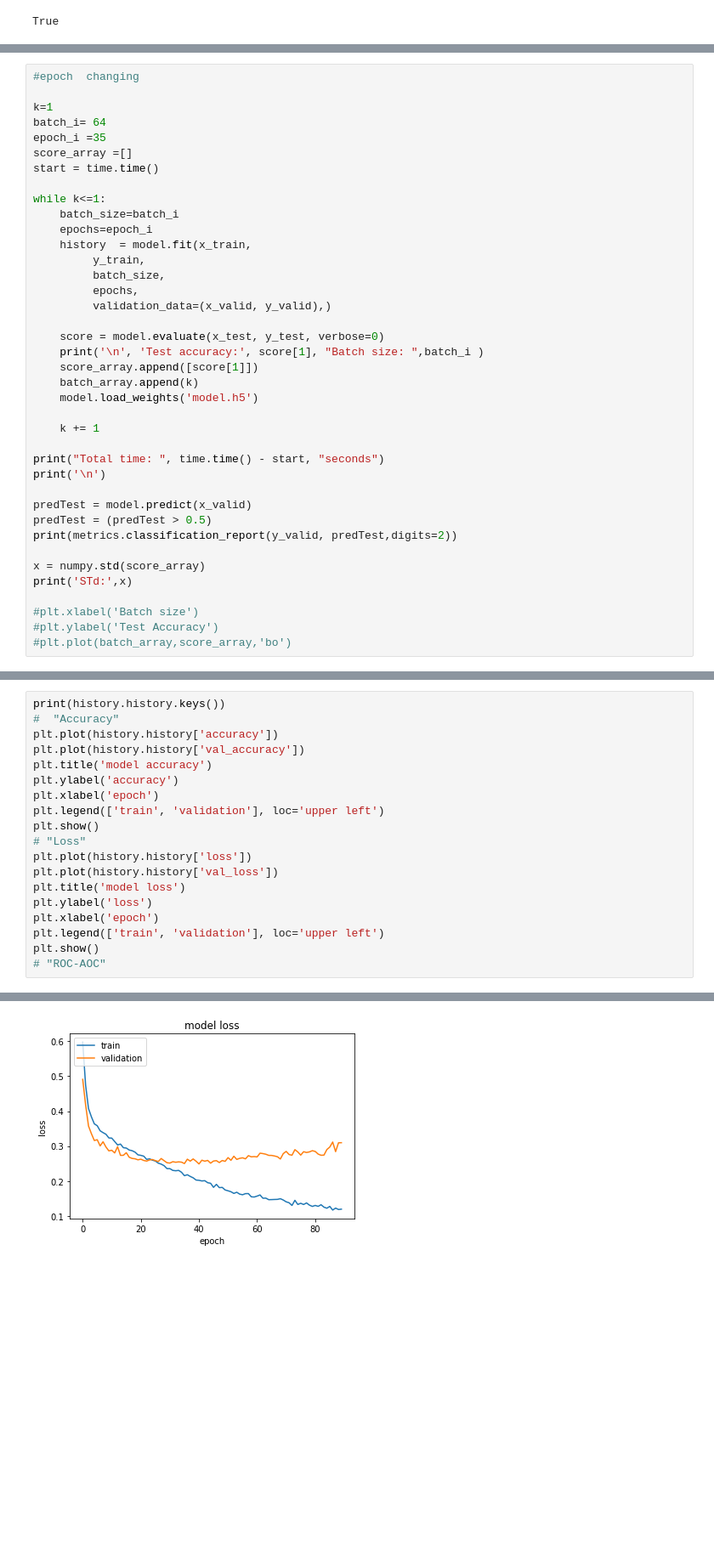
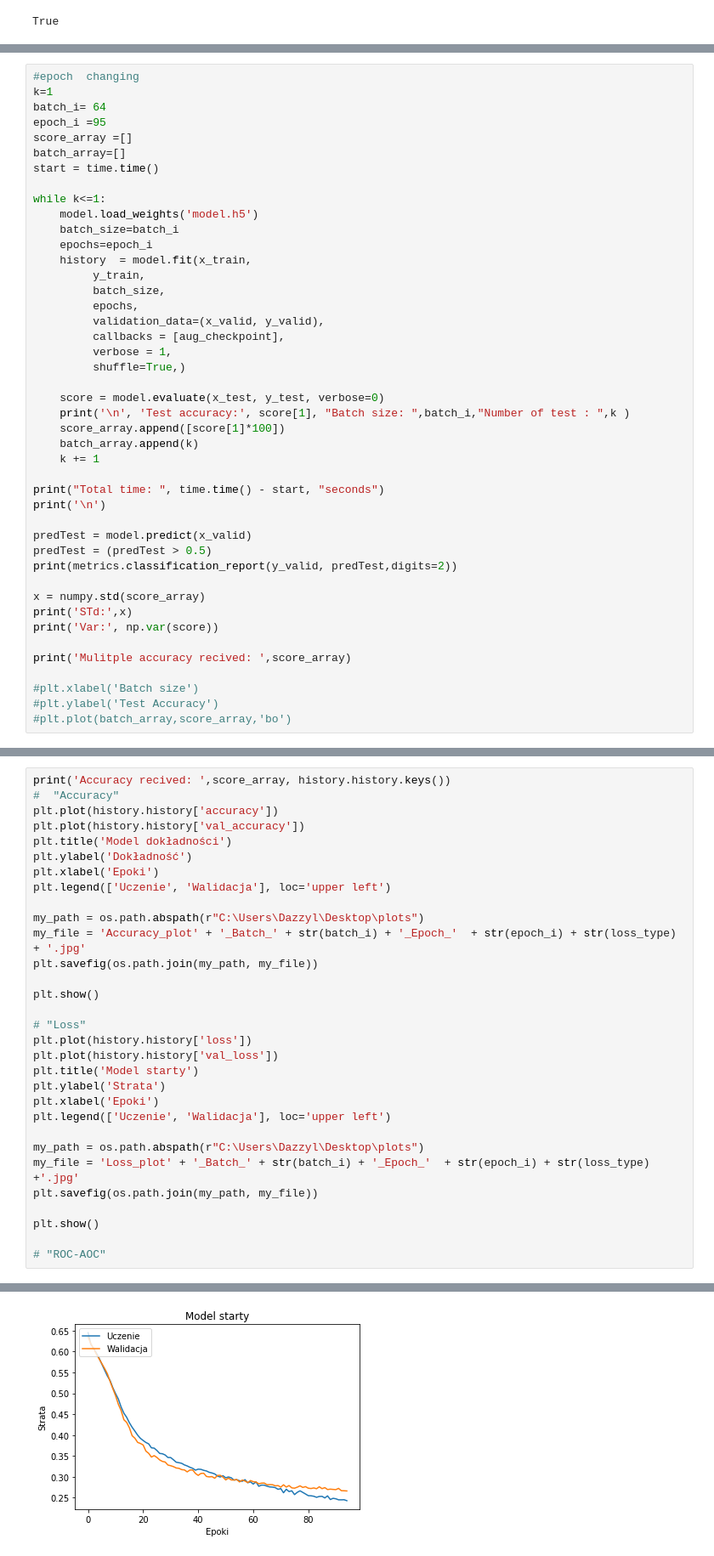
Before and after one commit to PPawlaszczyk/Master-Thesis-Gender, a Jupyter notebook: Gender.ipynb, the cells around one changed output, grey strips where cells are left out. Shown at 85% size. Cells and saved outputs as stored; diff of their text form; blank space fills up the shorter version.

```diff
--- a/Gender.ipynb
+++ b/Gender.ipynb
@@ -151,27 +460,29 @@ model.save_weights('model.h5')
 # %%
 #epoch  changing
-
 k=1
 batch_i= 64
-epoch_i =35
+epoch_i =95
 score_array =[]
+batch_array=[]
 start = time.time()
 
 while k<=1:
+    model.load_weights('model.h5')
     batch_size=batch_i
     epochs=epoch_i
     history  = model.fit(x_train,
          y_train,
          batch_size,
          epochs,
-         validation_data=(x_valid, y_valid),)
+         validation_data=(x_valid, y_valid),
+         callbacks = [aug_checkpoint],
+         verbose = 1,
+         shuffle=True,)
 
     score = model.evaluate(x_test, y_test, verbose=0)
-    print('\n', 'Test accuracy:', score[1], "Batch size: ",batch_i )
-    score_array.append([score[1]])
+    print('\n', 'Test accuracy:', score[1], "Batch size: ",batch_i,"Number of test : ",k )
+    score_array.append([score[1]*100])
     batch_array.append(k)
-    model.load_weights('model.h5')
-
     k += 1
 
 print("Total time: ", time.time() - start, "seconds")
@@ -183,6 +494,9 @@ print(metrics.classification_report(y_valid, predTest,digits=2))
 
 x = numpy.std(score_array)
 print('STd:',x)
+print('Var:', np.var(score))
+
+print('Mulitple accuracy recived: ',score_array)
 
 #plt.xlabel('Batch size')
 #plt.ylabel('Test Accuracy')
@@ -208,20 +528,32 @@ STd: 0.0
 # %%
-print(history.history.keys())
+print('Accuracy recived: ',score_array, history.history.keys())
 #  "Accuracy"
 plt.plot(history.history['accuracy'])
 plt.plot(history.history['val_accuracy'])
-plt.title('model accuracy')
-plt.ylabel('accuracy')
-plt.xlabel('epoch')
-plt.legend(['train', 'validation'], loc='upper left')
+plt.title('Model dokładności')
+plt.ylabel('Dokładność')
+plt.xlabel('Epoki')
+plt.legend(['Uczenie', 'Walidacja'], loc='upper left')
+
+my_path = os.path.abspath(r"C:\Users\Dazzyl\Desktop\plots")
+my_file = 'Accuracy_plot' + '_Batch_' + str(batch_i) + '_Epoch_'  + str(epoch_i) + str(loss_type) + '.jpg'
+plt.savefig(os.path.join(my_path, my_file))
+
 plt.show()
+
 # "Loss"
 plt.plot(history.history['loss'])
 plt.plot(history.history['val_loss'])
-plt.title('model loss')
-plt.ylabel('loss')
-plt.xlabel('epoch')
-plt.legend(['train', 'validation'], loc='upper left')
+plt.title('Model starty')
+plt.ylabel('Strata')
+plt.xlabel('Epoki')
+plt.legend(['Uczenie', 'Walidacja'], loc='upper left')
+
+my_path = os.path.abspath(r"C:\Users\Dazzyl\Desktop\plots")
+my_file = 'Loss_plot' + '_Batch_' + str(batch_i) + '_Epoch_'  + str(epoch_i) + str(loss_type) +'.jpg'
+plt.savefig(os.path.join(my_path, my_file))
+
 plt.show()
+
 # "ROC-AOC"
 # %% [output]
@@ -230 +563 @@ dict_keys(['loss', 'accuracy', 'val_loss', 'val_accuracy'])
-[figure, old version]
+[figure, new version]
```
Also changed, not shown: parts of 25 cells of this notebook, 1 other file.
